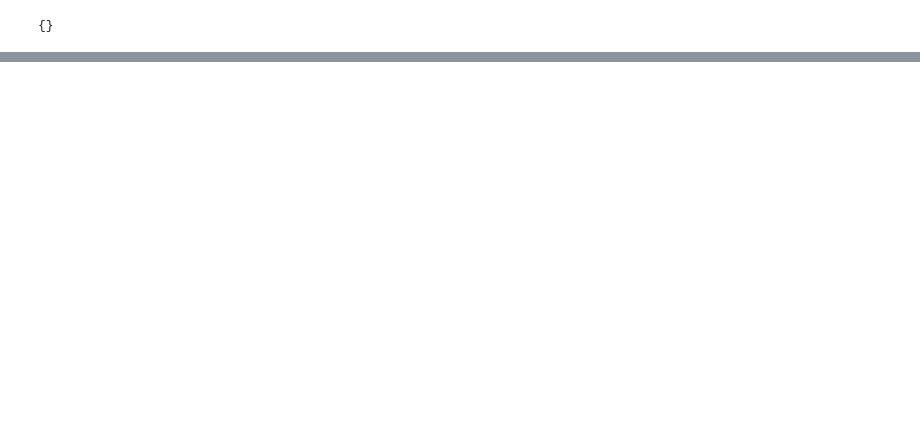
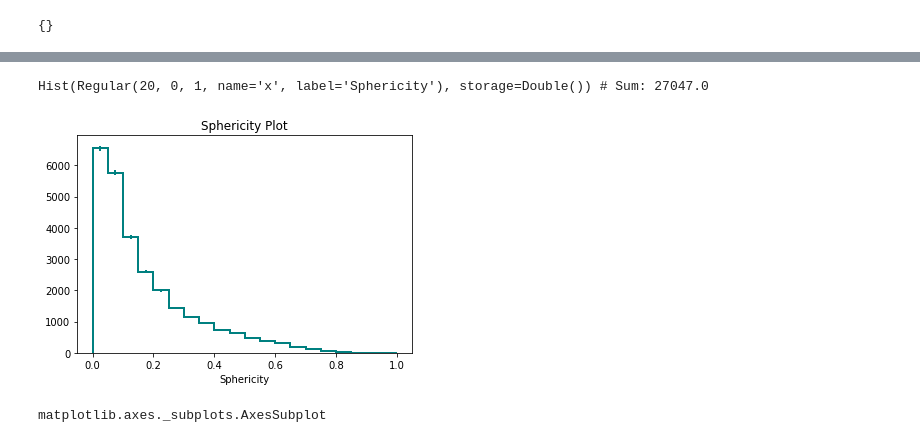
Before and after one commit to MoAly98/Pythium, a Jupyter notebook: Dask_Testing.ipynb, the cells around one changed output, grey strips where cells are left out. Cells and saved outputs as stored; diff of their text form; code cells hidden in the pictures; blank space fills up the shorter version.

```diff
--- a/Dask_Testing.ipynb
+++ b/Dask_Testing.ipynb
@@ -70,3 +59,3 @@ client
 # %%
 
-x = histogramming.create_file_list(top_directory = '/eos/atlas/atlascerngroupdisk/perf-jets/JSS/WTopBackgroundSF2019/UFO_test/slimmed_SEP_v1/')
+x = histogramming.create_file_list(top_directory = '/eos/atlas/atlascerngroupdisk/perf-jets/JSS/WTopBackgroundSF2019/UFO_test/slimmed_SEP_v2/',file_regex = '(?=^[^.].)(.*gammajet_210921.*|.*15.*)(.*h5$)')
@@ -90,5 +173,3 @@ output[0]
 dask.visualize(histogramming.load_and_fill(file_list = x[:10]))
 # %% [output]
 [figure]
-# %%
-temp = pd.read_pickle(x[2000])
@@ -149,0 +262,16 @@ psutil.virtual_memory().percent
+# %%
+%%time
+histogram_list = []
+i = -1
+for file in x[:20]:
+    temp = pd.read_hdf(file)
+    col_list = list(temp.columns)
+    histogram_list.append([])
+    i += 1
+    for col in col_list:
+
+        if histo_var_dict.get(col) != None:
+
+            ssss = hist.Hist(histo_var_dict[col])
+            ssss.fill(temp[col])
+            histogram_list[i].append(ssss)
@@ -149,0 +281,17 @@ psutil.virtual_memory().percent
+# %%
+histogram_list[0][1]
+# %% [output]
+Hist(Regular(20, 0, 1, name='x', label='Sphericity'), storage=Double()) # Sum: 27047.0
+# %%
+fig, ax = plt.subplots(figsize=(6, 4))
+
+plt.title("Sphericity Plot")
+histogram_list[0][1].plot1d(ax=ax, ls="-", color="teal", lw=2)
+plt.savefig("plot_test.jpeg")
+plt.show()
+# %% [output]
+[figure, added]
+# %%
+type(ax)
+# %% [output]
+matplotlib.axes._subplots.AxesSubplot
```
Also changed, not shown: parts of 37 cells of this notebook, 3 other files.
